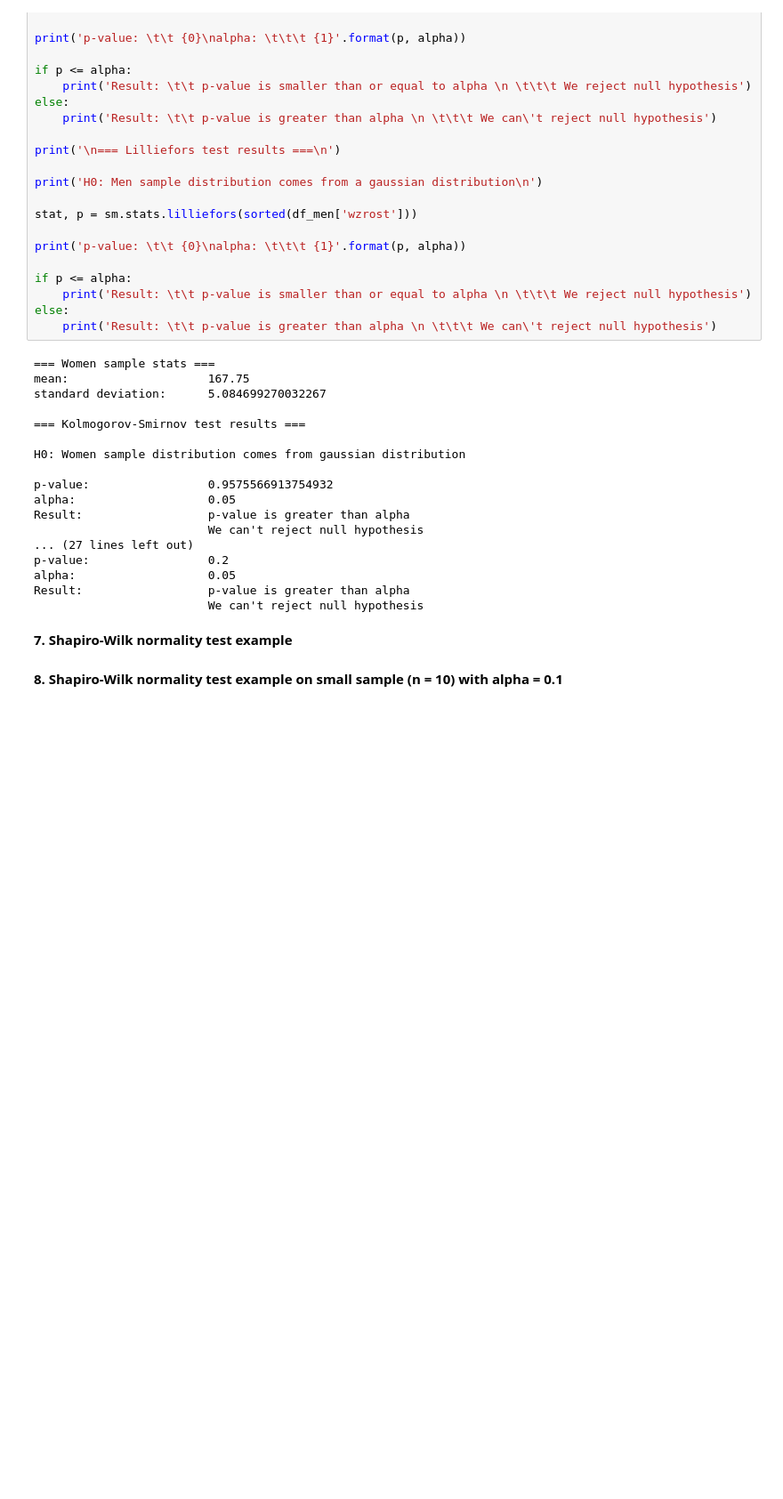
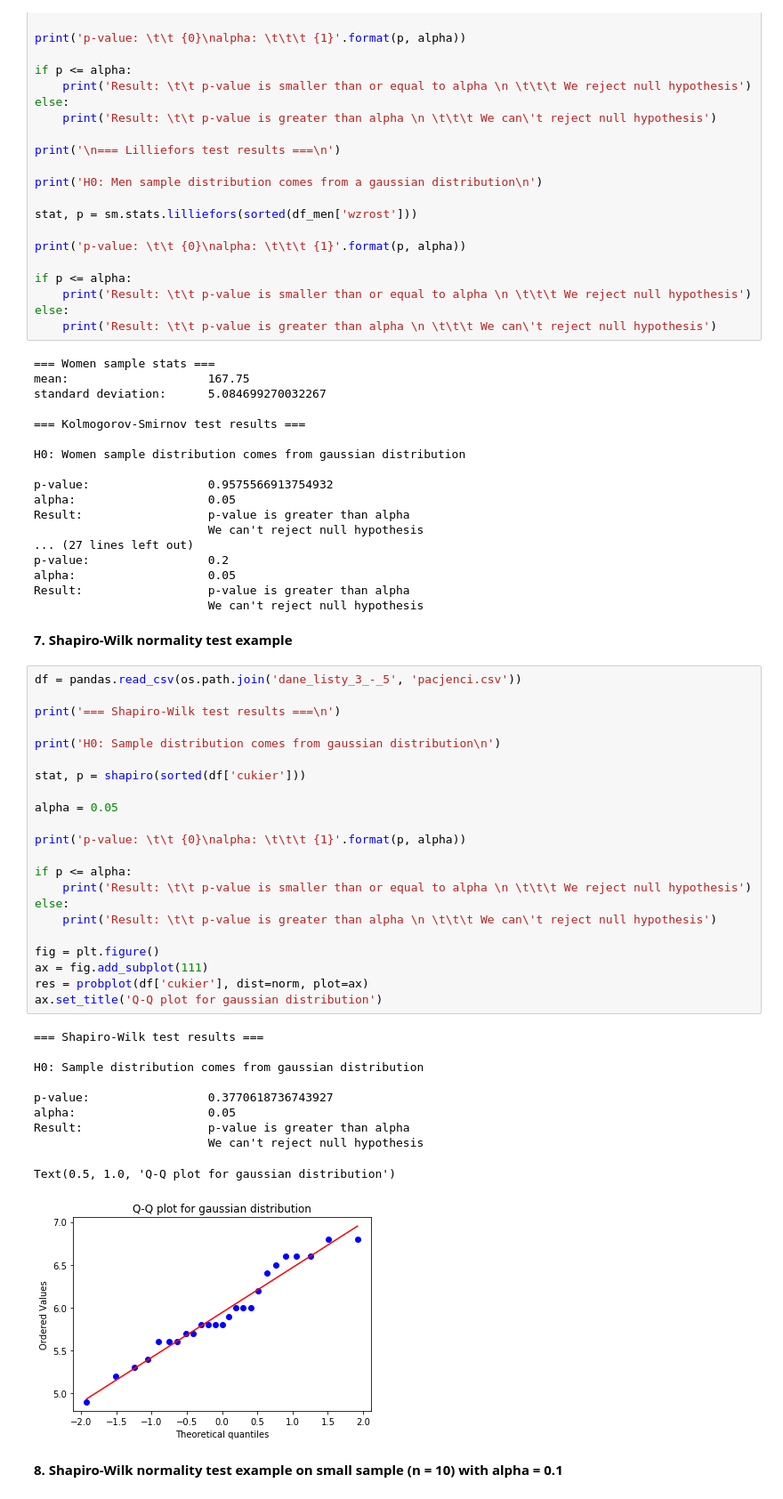
Before and after one commit to Netherwulf/data-science-toolkit, a Jupyter notebook: normality_tests.ipynb, the cells around one changed output. Shown at 89% size. Saved outputs shown, nothing was run; the diff lists cells and outputs as text; blank space fills up the shorter version.

```diff
--- a/normality_tests.ipynb
+++ b/normality_tests.ipynb
@@ -396,5 +446,38 @@ Result:                  p-value is greater than alpha
                          We can't reject null hypothesis
 # %% [markdown]
 <b>7. Shapiro-Wilk normality test example</b>
+# %%
+df = pandas.read_csv(os.path.join('dane_listy_3_-_5', 'pacjenci.csv'))
+
+print('=== Shapiro-Wilk test results ===\n')
+
+print('H0: Sample distribution comes from gaussian distribution\n')
+
+stat, p = shapiro(sorted(df['cukier']))
+
+alpha = 0.05
+
+print('p-value: \t\t {0}\nalpha: \t\t\t {1}'.format(p, alpha))
+
+if p <= alpha:
+    print('Result: \t\t p-value is smaller than or equal to alpha \n \t\t\t We reject null hypothesis')
+else:
+    print('Result: \t\t p-value is greater than alpha \n \t\t\t We can\'t reject null hypothesis')
+
+fig = plt.figure()
+ax = fig.add_subplot(111)
+res = probplot(df['cukier'], dist=norm, plot=ax)
+ax.set_title('Q-Q plot for gaussian distribution')
+# %% [output]
+=== Shapiro-Wilk test results ===
+
+H0: Sample distribution comes from gaussian distribution
+
+p-value:                 0.3770618736743927
+alpha:                   0.05
+Result:                  p-value is greater than alpha
+                         We can't reject null hypothesis
+Text(0.5, 1.0, 'Q-Q plot for gaussian distribution')
+[figure, added]
 # %% [markdown]
 <b>8. Shapiro-Wilk normality test example on small sample (n = 10) with alpha = 0.1</b>
```
Also changed, not shown: parts of 11 cells of this notebook.
